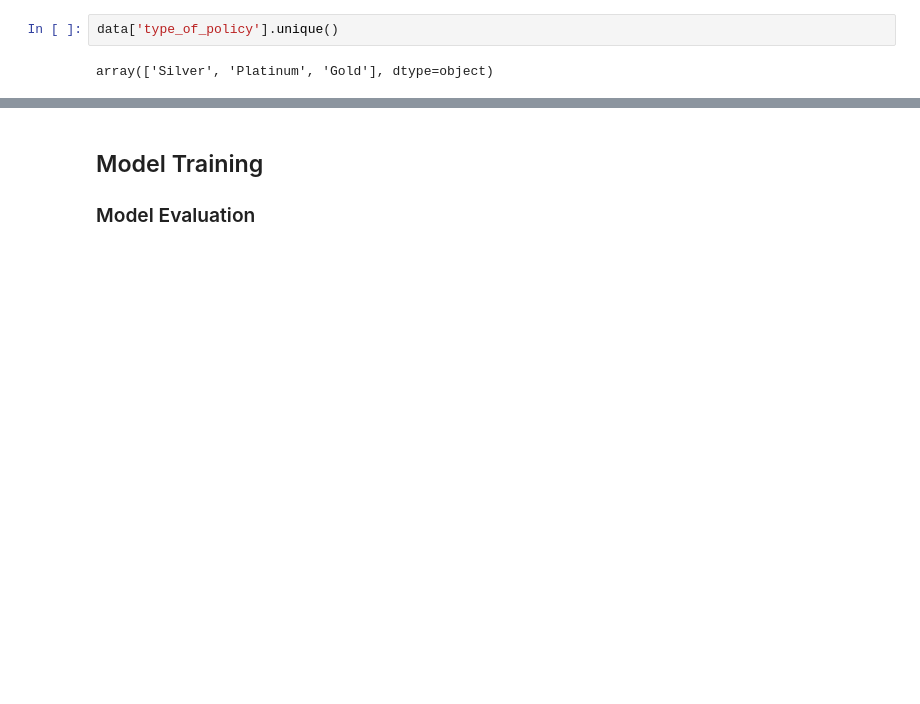
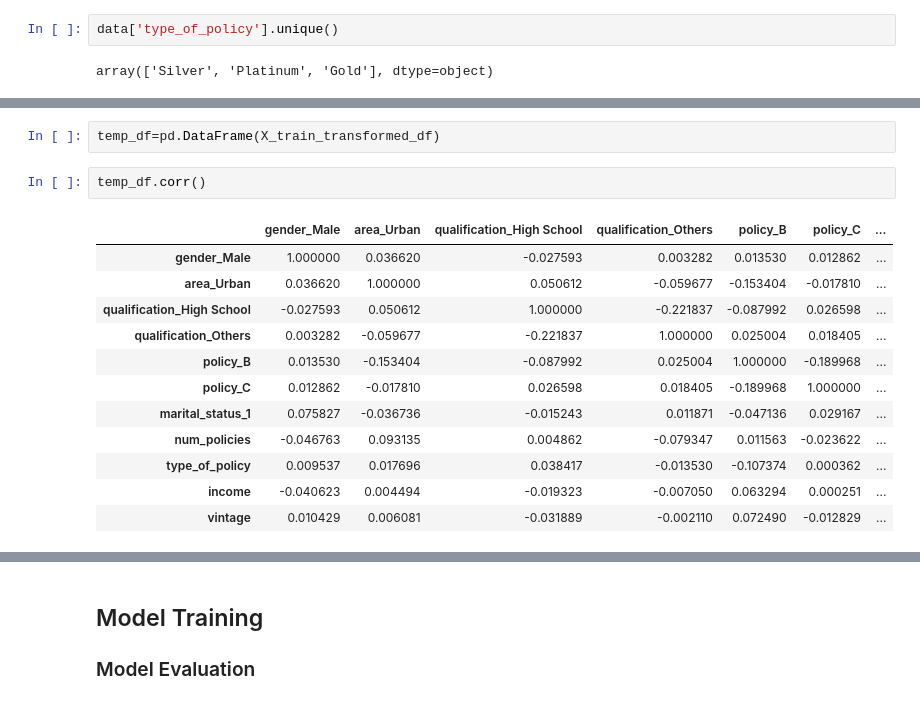
Before and after one commit to nikeshgamal24/Customer-Claim-Value-Forecasting-Project, a Jupyter notebook: Customer_Claim_Value_Forecasting_Project.ipynb, the cells around one changed output, grey strips where cells are left out. Cells and saved outputs as stored; diff of their text form; blank space fills up the shorter version.

```diff
--- a/Customer_Claim_Value_Forecasting_Project.ipynb
+++ b/Customer_Claim_Value_Forecasting_Project.ipynb
@@ -774 +751,18 @@ dtype: int64
+# %%
+temp_df=pd.DataFrame(X_train_transformed_df)
+# %%
+temp_df.corr()
+# %% [output]
+|  | gender_Male | area_Urban | qualification_High School | qualification_Others | policy_B | policy_C | ... |
+| gender_Male | 1.000000 | 0.036620 | -0.027593 | 0.003282 | 0.013530 | 0.012862 | ... |
+| area_Urban | 0.036620 | 1.000000 | 0.050612 | -0.059677 | -0.153404 | -0.017810 | ... |
+| qualification_High School | -0.027593 | 0.050612 | 1.000000 | -0.221837 | -0.087992 | 0.026598 | ... |
+| qualification_Others | 0.003282 | -0.059677 | -0.221837 | 1.000000 | 0.025004 | 0.018405 | ... |
+| policy_B | 0.013530 | -0.153404 | -0.087992 | 0.025004 | 1.000000 | -0.189968 | ... |
+| policy_C | 0.012862 | -0.017810 | 0.026598 | 0.018405 | -0.189968 | 1.000000 | ... |
+| marital_status_1 | 0.075827 | -0.036736 | -0.015243 | 0.011871 | -0.047136 | 0.029167 | ... |
+| num_policies | -0.046763 | 0.093135 | 0.004862 | -0.079347 | 0.011563 | -0.023622 | ... |
+| type_of_policy | 0.009537 | 0.017696 | 0.038417 | -0.013530 | -0.107374 | 0.000362 | ... |
+| income | -0.040623 | 0.004494 | -0.019323 | -0.007050 | 0.063294 | 0.000251 | ... |
+| vintage | 0.010429 | 0.006081 | -0.031889 | -0.002110 | 0.072490 | -0.012829 | ... |
 # %%
```
Also changed, not shown: parts of 22 cells of this notebook.
